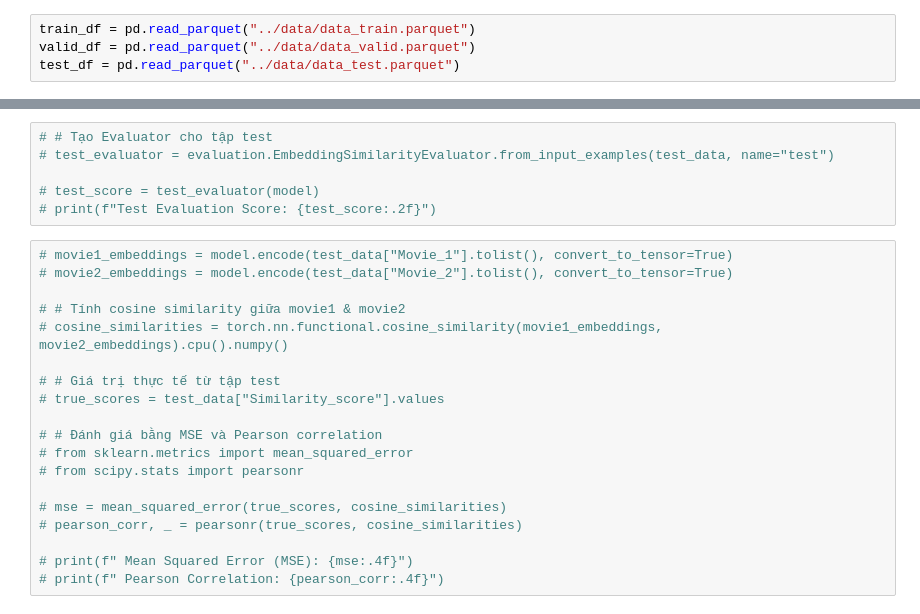
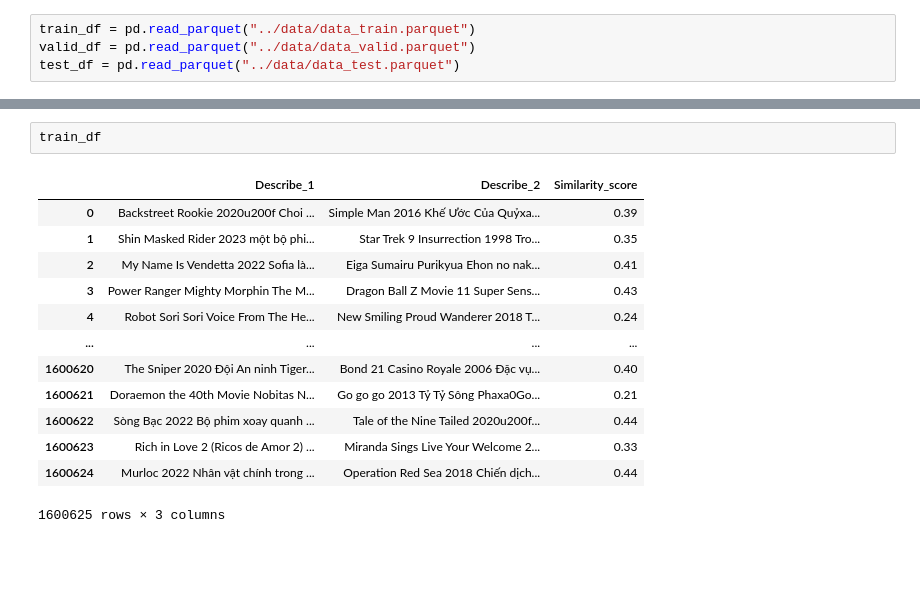
Before and after one commit to Phuoght/Movie-Recommendation-System-Content-Base, a Jupyter notebook: notebook/train_model.ipynb, the cells around one changed output, grey strips where cells are left out. Drawn from its saved outputs; the diff is of its cells as text; blank space fills up the shorter version.

```diff
--- a/notebook/train_model.ipynb
+++ b/notebook/train_model.ipynb
@@ -151,25 +51,16 @@ for epoch in range(5):
-# %%
-# # Tạo Evaluator cho tập test
-# test_evaluator = evaluation.EmbeddingSimilarityEvaluator.from_input_examples(test_data, name="test")
-
-# test_score = test_evaluator(model)
-# print(f"Test Evaluation Score: {test_score:.2f}")
-# %%
-# movie1_embeddings = model.encode(test_data["Movie_1"].tolist(), convert_to_tensor=True)
-# movie2_embeddings = model.encode(test_data["Movie_2"].tolist(), convert_to_tensor=True)
-
-# # Tính cosine similarity giữa movie1 & movie2
-# cosine_similarities = torch.nn.functional.cosine_similarity(movie1_embeddings, movie2_embeddings).cpu().numpy()
-
-# # Giá trị thực tế từ tập test
-# true_scores = test_data["Similarity_score"].values
-
-# # Đánh giá bằng MSE và Pearson correlation
-# from sklearn.metrics import mean_squared_error
-# from scipy.stats import pearsonr
-
-# mse = mean_squared_error(true_scores, cosine_similarities)
-# pearson_corr, _ = pearsonr(true_scores, cosine_similarities)
-
-# print(f" Mean Squared Error (MSE): {mse:.4f}")
-# print(f" Pearson Correlation: {pearson_corr:.4f}")
+# %%
+train_df
+# %% [output]
+|  | Describe_1 | Describe_2 | Similarity_score |
+| 0 | Backstreet Rookie 2020u200f Choi ... | Simple Man 2016 Khế Ước Của Quỷxa... | 0.39 |
+| 1 | Shin Masked Rider 2023 một bộ phi... | Star Trek 9 Insurrection 1998 Tro... | 0.35 |
+| 2 | My Name Is Vendetta 2022 Sofia là... | Eiga Sumairu Purikyua Ehon no nak... | 0.41 |
+| 3 | Power Ranger Mighty Morphin The M... | Dragon Ball Z Movie 11 Super Sens... | 0.43 |
+| 4 | Robot Sori Sori Voice From The He... | New Smiling Proud Wanderer 2018 T... | 0.24 |
+| ... | ... | ... | ... |
+| 1600620 | The Sniper 2020 Đội An ninh Tiger... | Bond 21 Casino Royale 2006 Đặc vụ... | 0.40 |
+| 1600621 | Doraemon the 40th Movie Nobitas N... | Go go go 2013 Tỷ Tỷ Sông Phaxa0Go... | 0.21 |
+| 1600622 | Sòng Bạc 2022 Bộ phim xoay quanh ... | Tale of the Nine Tailed 2020u200f... | 0.44 |
+| 1600623 | Rich in Love 2 (Ricos de Amor 2) ... | Miranda Sings Live Your Welcome 2... | 0.33 |
+| 1600624 | Murloc 2022 Nhân vật chính trong ... | Operation Red Sea 2018 Chiến dịch... | 0.44 |
+1600625 rows × 3 columns
```
Also changed, not shown: parts of 9 cells of this notebook, 2 other files.
